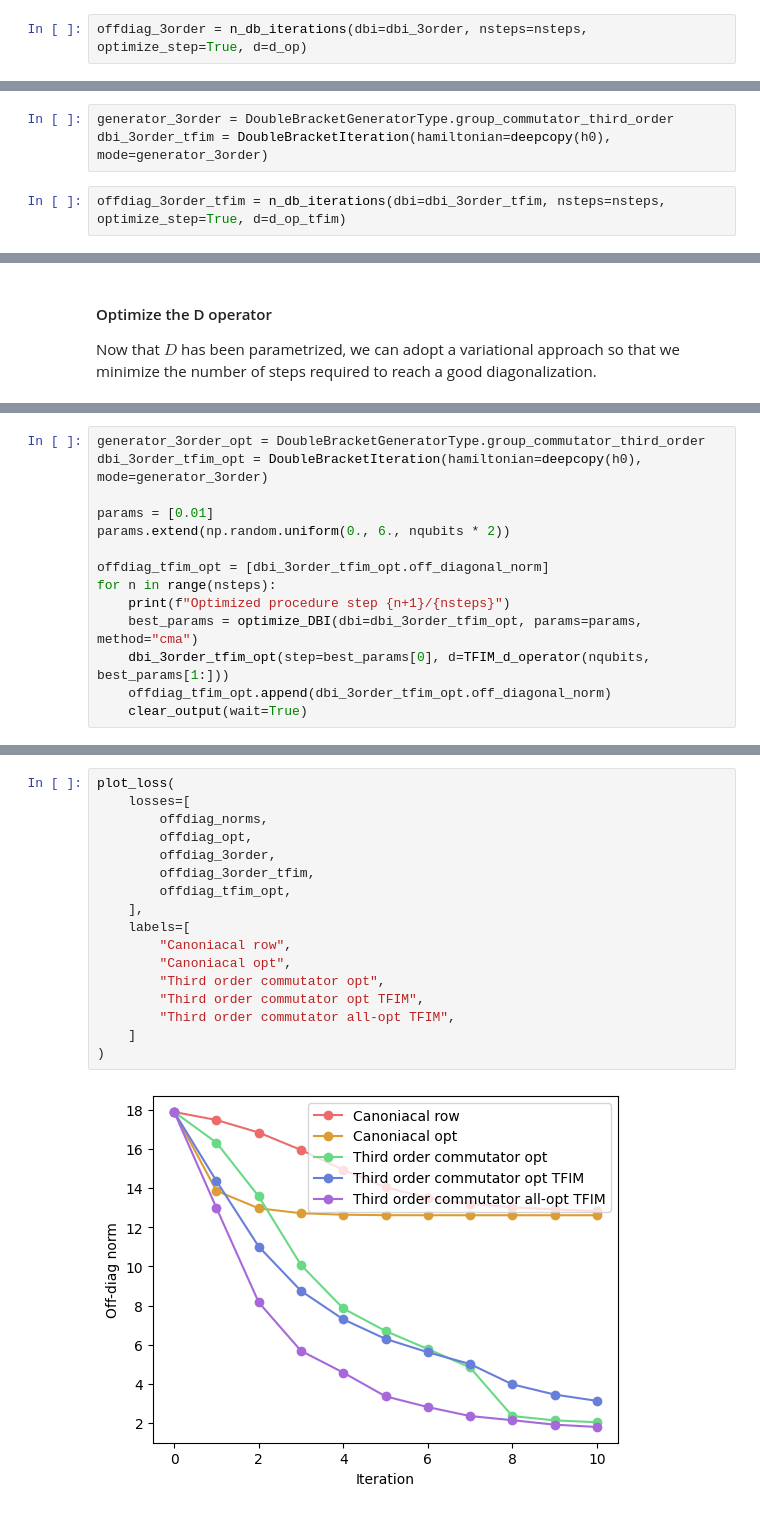
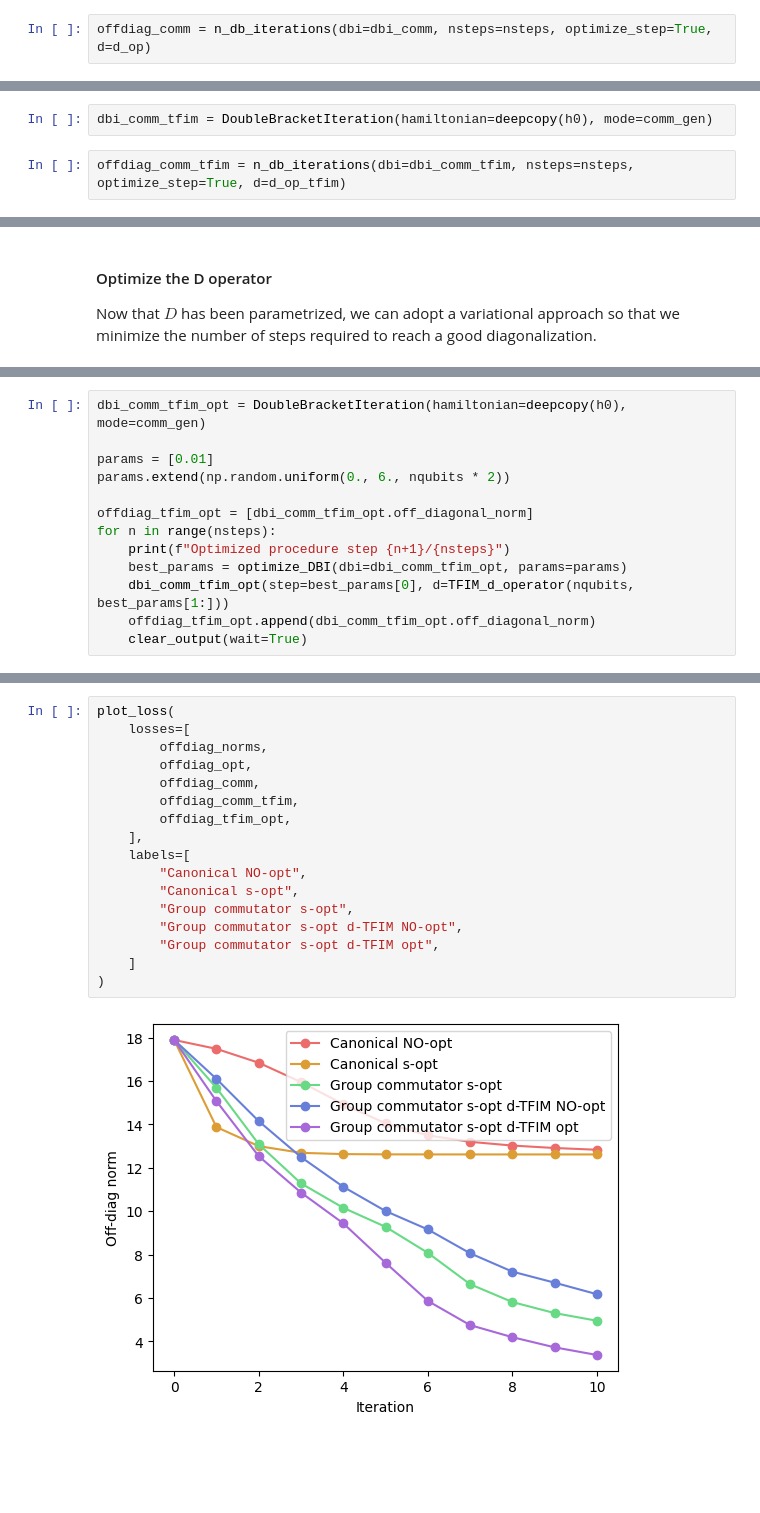
Before and after one commit to MatteoRobbiati/notebooks, a Jupyter notebook: DBQA/dbqa4diagonalization.ipynb, the cells around one changed output, grey strips where cells are left out. Saved outputs shown, nothing was run; the diff lists cells and outputs as text; blank space fills up the shorter version.

Commit message:
group commutator

```diff
--- a/DBQA/dbqa4diagonalization.ipynb
+++ b/DBQA/dbqa4diagonalization.ipynb
@@ -176,5 +179,5 @@ dbi_3order = DoubleBracketIteration(hamiltonian=deepcopy(h0), mode=generator_3or
 # %%
-offdiag_3order = n_db_iterations(dbi=dbi_3order, nsteps=nsteps, optimize_step=True, d=d_op)
+offdiag_comm = n_db_iterations(dbi=dbi_comm, nsteps=nsteps, optimize_step=True, d=d_op)
 # %%
 # plot the loss function
 plot_loss(
@@ -232,8 +235,7 @@ visualize_matrix(d_op_tfim, r"$D(\alpha, \beta)$")
 # %%
-generator_3order = DoubleBracketGeneratorType.group_commutator_third_order
-dbi_3order_tfim = DoubleBracketIteration(hamiltonian=deepcopy(h0), mode=generator_3order)
+dbi_comm_tfim = DoubleBracketIteration(hamiltonian=deepcopy(h0), mode=comm_gen)
 # %%
-offdiag_3order_tfim = n_db_iterations(dbi=dbi_3order_tfim, nsteps=nsteps, optimize_step=True, d=d_op_tfim)
+offdiag_comm_tfim = n_db_iterations(dbi=dbi_comm_tfim, nsteps=nsteps, optimize_step=True, d=d_op_tfim)
 # %%
 plot_loss(
     losses=[
@@ -328,17 +302,16 @@ def optimize_DBI(
     return result
 # %%
-generator_3order_opt = DoubleBracketGeneratorType.group_commutator_third_order
-dbi_3order_tfim_opt = DoubleBracketIteration(hamiltonian=deepcopy(h0), mode=generator_3order)
+dbi_comm_tfim_opt = DoubleBracketIteration(hamiltonian=deepcopy(h0), mode=comm_gen)
 
 params = [0.01]
 params.extend(np.random.uniform(0., 6., nqubits * 2))
 
-offdiag_tfim_opt = [dbi_3order_tfim_opt.off_diagonal_norm]
+offdiag_tfim_opt = [dbi_comm_tfim_opt.off_diagonal_norm]
 for n in range(nsteps):
     print(f"Optimized procedure step {n+1}/{nsteps}")
-    best_params = optimize_DBI(dbi=dbi_3order_tfim_opt, params=params, method="cma")
-    dbi_3order_tfim_opt(step=best_params[0], d=TFIM_d_operator(nqubits, best_params[1:]))
-    offdiag_tfim_opt.append(dbi_3order_tfim_opt.off_diagonal_norm)
+    best_params = optimize_DBI(dbi=dbi_comm_tfim_opt, params=params)
+    dbi_comm_tfim_opt(step=best_params[0], d=TFIM_d_operator(nqubits, best_params[1:]))
+    offdiag_tfim_opt.append(dbi_comm_tfim_opt.off_diagonal_norm)
     clear_output(wait=True)
 # %% [output]
 Optimized procedure step 10/10
@@ -360,19 +334,19 @@ std deviations: [0.00850435 0.28224014 0.16101491 0.21615394 0.20224767 0.193139
 # %%
 plot_loss(
     losses=[
         offdiag_norms,
         offdiag_opt,
-        offdiag_3order,
-        offdiag_3order_tfim,
+        offdiag_comm,
+        offdiag_comm_tfim,
         offdiag_tfim_opt,
     ],
     labels=[
-        "Canoniacal row",
-        "Canoniacal opt",
-        "Third order commutator opt",
-        "Third order commutator opt TFIM",
-        "Third order commutator all-opt TFIM",
+        "Canonical NO-opt",
+        "Canonical s-opt",
+        "Group commutator s-opt",
+        "Group commutator s-opt d-TFIM NO-opt",
+        "Group commutator s-opt d-TFIM opt",
     ]
 )
 # %% [output]
-[figure, old version]
+[figure, new version]
```
Also changed, not shown: parts of 16 cells of this notebook.
